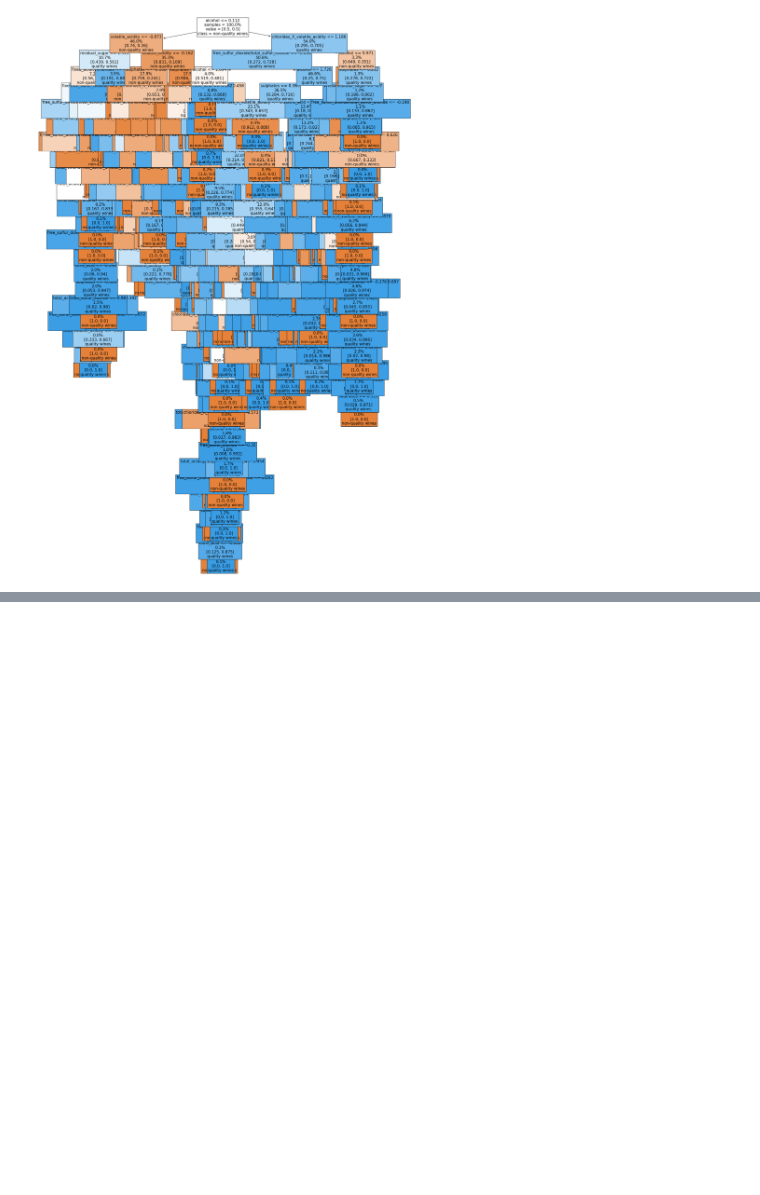
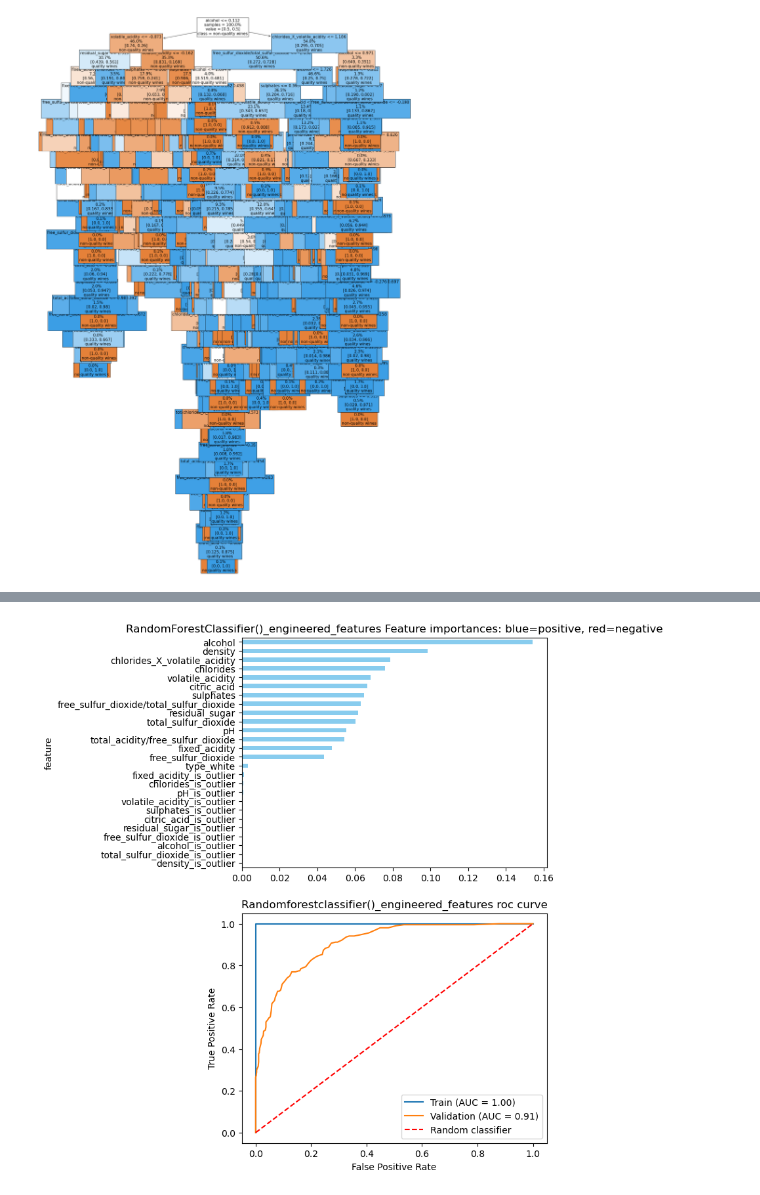
Before and after one commit to dormeir999/Cracking_Your_First_Data_Science_Project_course, a Jupyter notebook: Pipeline.ipynb, the cells around one changed output, grey strips where cells are left out. Drawn from its saved outputs; the diff is of its cells as text; code cells hidden in the pictures; blank space fills up the shorter version.

Commit message:
working on 'Let's Select The Model's Features!'

```diff
--- a/Pipeline.ipynb
+++ b/Pipeline.ipynb
@@ -1647,11 +1645,11 @@ train_evaluate_plot_report_sklearn_classification_model_engineered_features = pa
 # model_metrics, axs = train_evaluate_plot_report_sklearn_classification_model_original_features(the_model=model)
 # model_metrics, axs = train_evaluate_plot_report_sklearn_classification_model_engineered_features(the_model=model, the_model_name=model_name_engineered, axs=axs)
 
-from sklearn.neural_network import MLPClassifier
-model = MLPClassifier()
-model_name_engineered = str(model) + "_engineered_features"
-model_metrics, axs = train_evaluate_plot_report_sklearn_classification_model_original_features(the_model=model)
-model_metrics, axs = train_evaluate_plot_report_sklearn_classification_model_engineered_features(the_model=model, the_model_name=model_name_engineered, axs=axs)
-
-plt.tight_layout()
-plt.show()
+# from sklearn.neural_network import MLPClassifier
+# model = MLPClassifier()
+# model_name_engineered = str(model) + "_engineered_features"
+# model_metrics, axs = train_evaluate_plot_report_sklearn_classification_model_original_features(the_model=model)
+# model_metrics, axs = train_evaluate_plot_report_sklearn_classification_model_engineered_features(the_model=model, the_model_name=model_name_engineered, axs=axs)
+#
+# plt.tight_layout()
+# plt.show()
@@ -1816,0 +2618,13 @@ model_metrics
+# %%
+from sklearn.ensemble import RandomForestClassifier
+
+plot_time = 'unique'
+train_evaluate_plot_report_sklearn_classification_model_engineered_features = partial(train_evaluate_plot_report_sklearn_classification_model, the_X_train=X_train, the_y_train=y_train, the_X_val=X_val, the_y_val=y_val, export_metrics_to_csv=False, plot_time=plot_time)
+
+model = RandomForestClassifier()
+model_name_engineered = str(model) + "_engineered_features"
+
+model_metrics, _ = train_evaluate_plot_report_sklearn_classification_model_engineered_features(the_model=model, the_model_name=model_name_engineered, axs=None)
+
+print(model_metrics)
+# %% [output]
@@ -1816,0 +2648 @@ model_metrics
+[figure, added]
```
Also changed, not shown: parts of 14 cells of this notebook.
